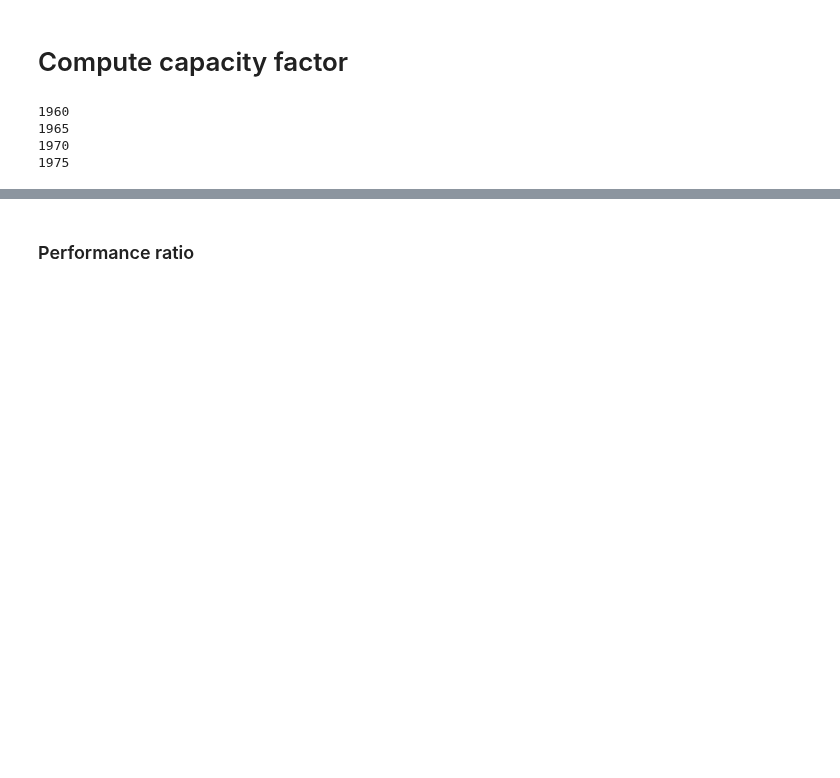
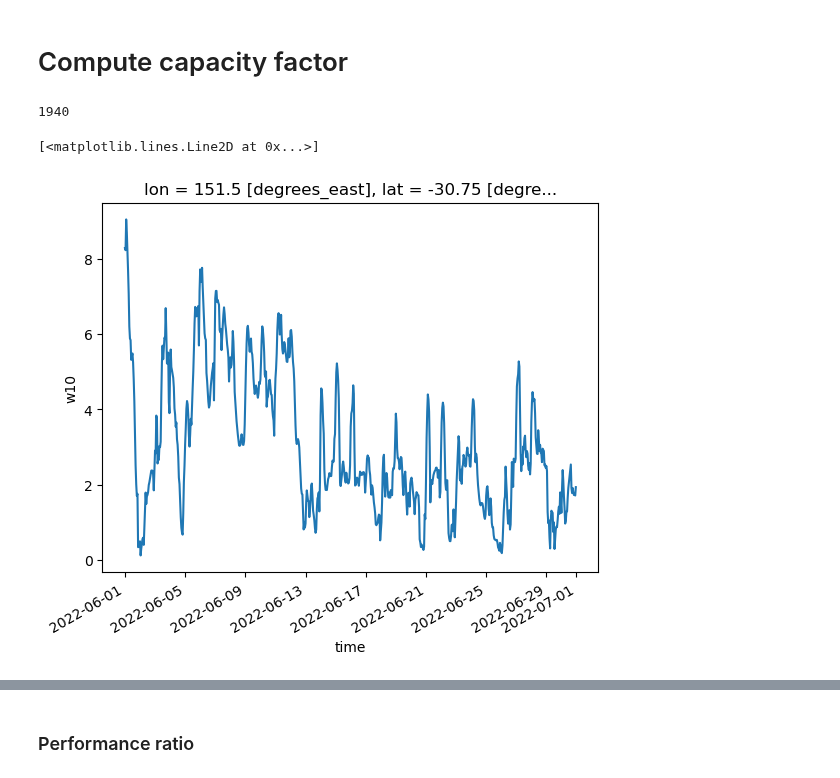
Before and after one commit to dougrichardson/power_models, a Jupyter notebook: 3_solar_capacity_factor.ipynb, the cells around one changed output, grey strips where cells are left out. Cells and saved outputs as stored; diff of their text form; code cells hidden in the pictures; blank space fills up the shorter version.

```diff
--- a/3_solar_capacity_factor.ipynb
+++ b/3_solar_capacity_factor.ipynb
@@ -158,7 +153,7 @@ def preprocess(ds):
     ds = ds.chunk({"time": -1, "lat": -1, "lon": -1})
     return ds
 # %%
-years = range(1956, 2024)
+years = range(1940, 2024)
 # %%
 aus_region = [110, 155, -10, -45]
 # %%
@@ -202,7 +197,7 @@ for year in years:
     t = t - 273.15
 
     # Capacity factor
-    cf = PV_potential(t, rad, w10)
+    cf = PV_potential(rad, w10, t)
 
     cf = cf.chunk({"lat": 50, "lon": 100, "time": -1})
     cf = cf.to_dataset(name="capacity_factor")
@@ -216,7 +211,10 @@ for year in years:
         encoding=encoding
     )
 # %% [output]
-1960
-1965
-1970
-1975
+1940
+# %%
+w = w10.sel(lon=151.5, lat=-30.75, time="2022-06").compute()
+w.plot()
+# %% [output]
+[<matplotlib.lines.Line2D at 0x...>]
+[figure, added]
```
Also changed, not shown: parts of 7 cells of this notebook.
